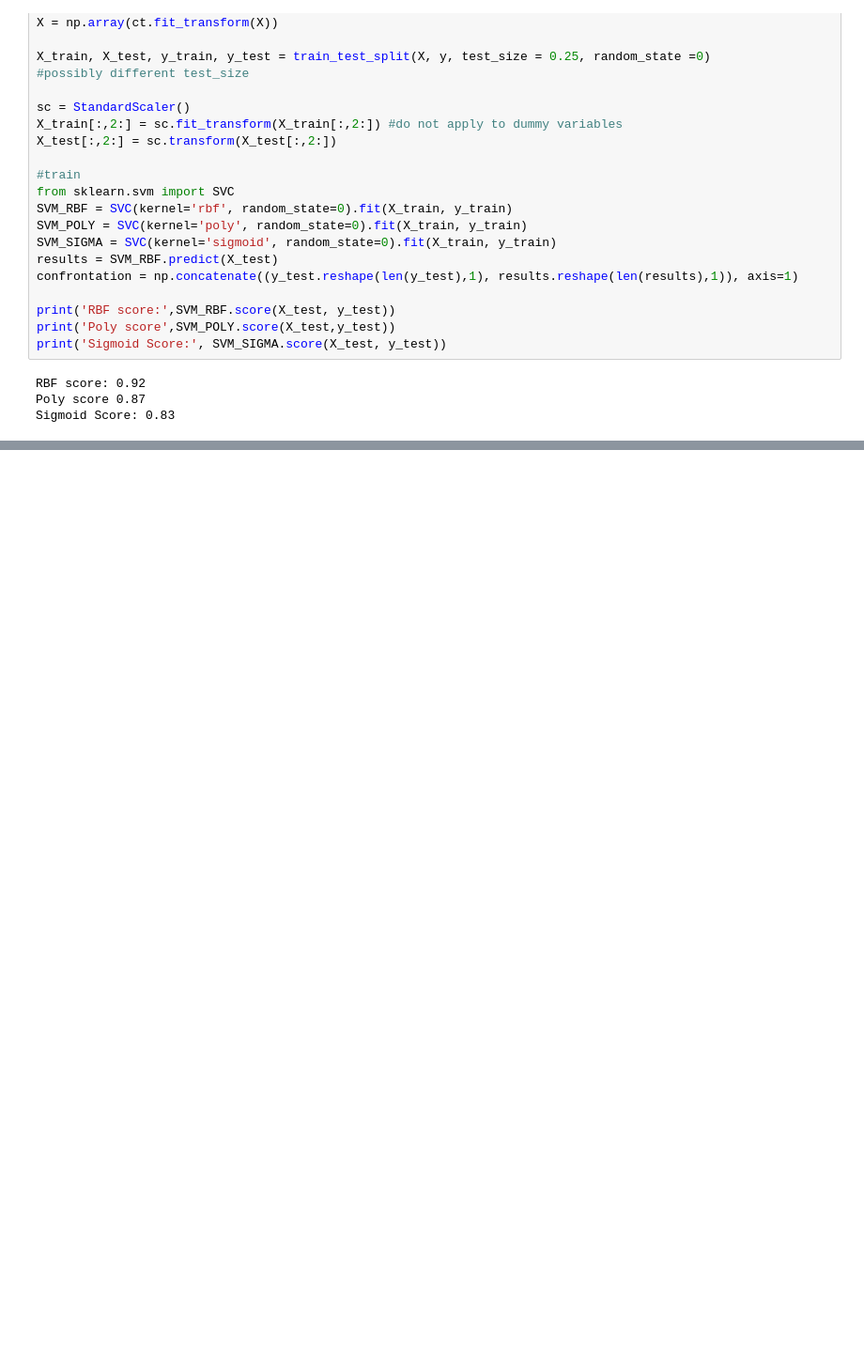
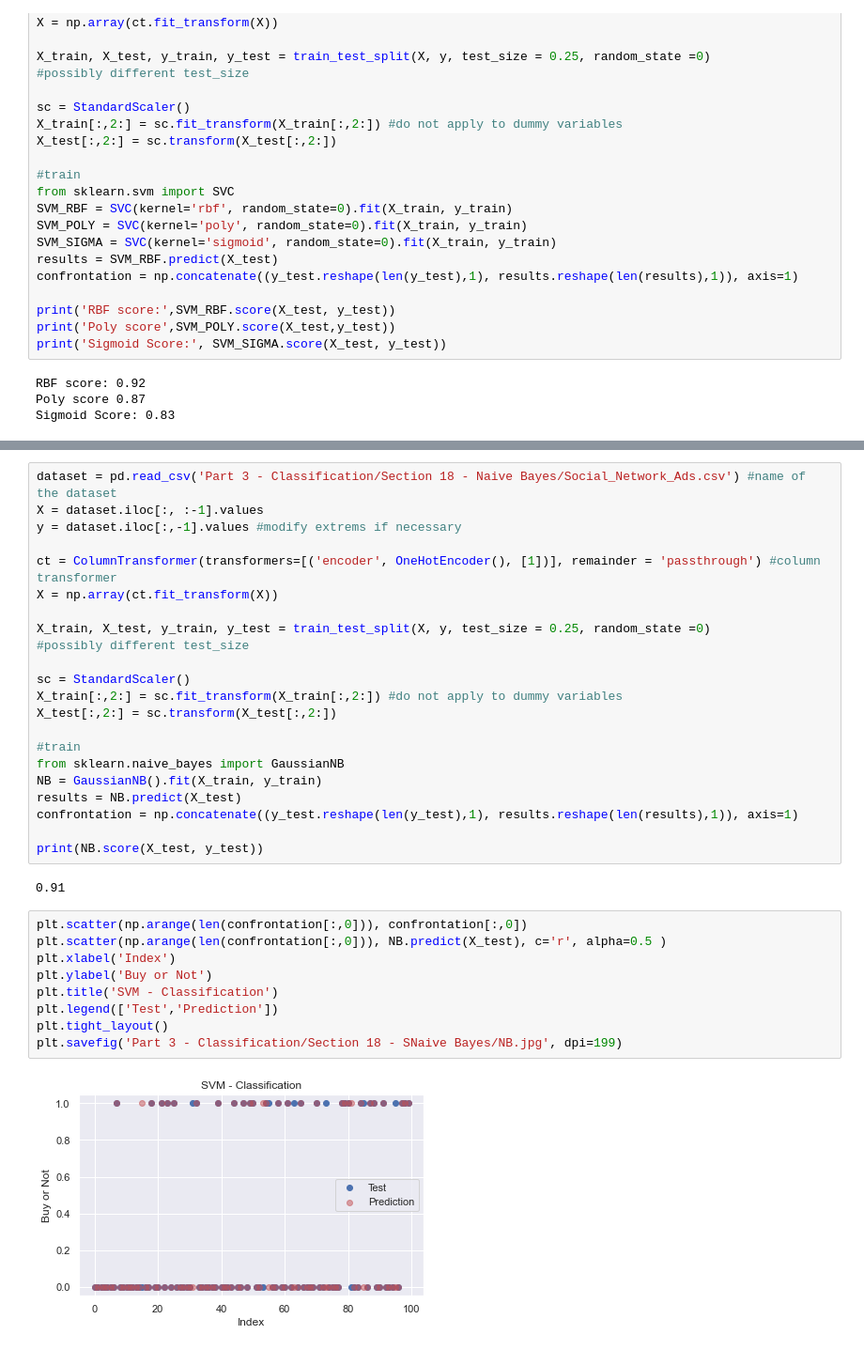
Before and after one commit to JacquesLeen/MachineLearningProjects, a Jupyter notebook: ML - Classification.ipynb, the cells around one changed output, grey strips where cells are left out. Shown at 94% size. Drawn from its saved outputs; the diff is of its cells as text; blank space fills up the shorter version.

```diff
--- a/ML - Classification.ipynb
+++ b/ML - Classification.ipynb
@@ -301,3 +325,38 @@ plt.savefig('Part 3 - Classification/Section 17 - Kernel SVM/Kernel-SVM.jpg', dp
+# %%
+dataset = pd.read_csv('Part 3 - Classification/Section 18 - Naive Bayes/Social_Network_Ads.csv') #name of the dataset
+X = dataset.iloc[:, :-1].values
+y = dataset.iloc[:,-1].values #modify extrems if necessary
+
+ct = ColumnTransformer(transformers=[('encoder', OneHotEncoder(), [1])], remainder = 'passthrough') #column transformer
+X = np.array(ct.fit_transform(X))
+
+X_train, X_test, y_train, y_test = train_test_split(X, y, test_size = 0.25, random_state =0)
+#possibly different test_size
+
+sc = StandardScaler()
+X_train[:,2:] = sc.fit_transform(X_train[:,2:]) #do not apply to dummy variables
+X_test[:,2:] = sc.transform(X_test[:,2:])
+
+#train
+from sklearn.naive_bayes import GaussianNB
+NB = GaussianNB().fit(X_train, y_train)
+results = NB.predict(X_test)
+confrontation = np.concatenate((y_test.reshape(len(y_test),1), results.reshape(len(results),1)), axis=1)
+
+print(NB.score(X_test, y_test))
+# %% [output]
+0.91
+# %%
+plt.scatter(np.arange(len(confrontation[:,0])), confrontation[:,0])
+plt.scatter(np.arange(len(confrontation[:,0])), NB.predict(X_test), c='r', alpha=0.5 )
+plt.xlabel('Index')
+plt.ylabel('Buy or Not')
+plt.title('SVM - Classification')
+plt.legend(['Test','Prediction'])
+plt.tight_layout()
+plt.savefig('Part 3 - Classification/Section 18 - SNaive Bayes/NB.jpg', dpi=199)
+# %% [output]
+[figure, added]
 # %%
 dataset = pd.read_csv('Part 3 - Classification/Section 14 - Logistic Regression/breast_cancer.csv') #name of the dataset
 X = dataset.iloc[:, :-1].values
```
Also changed, not shown: parts of 3 cells of this notebook, 6 other files.
